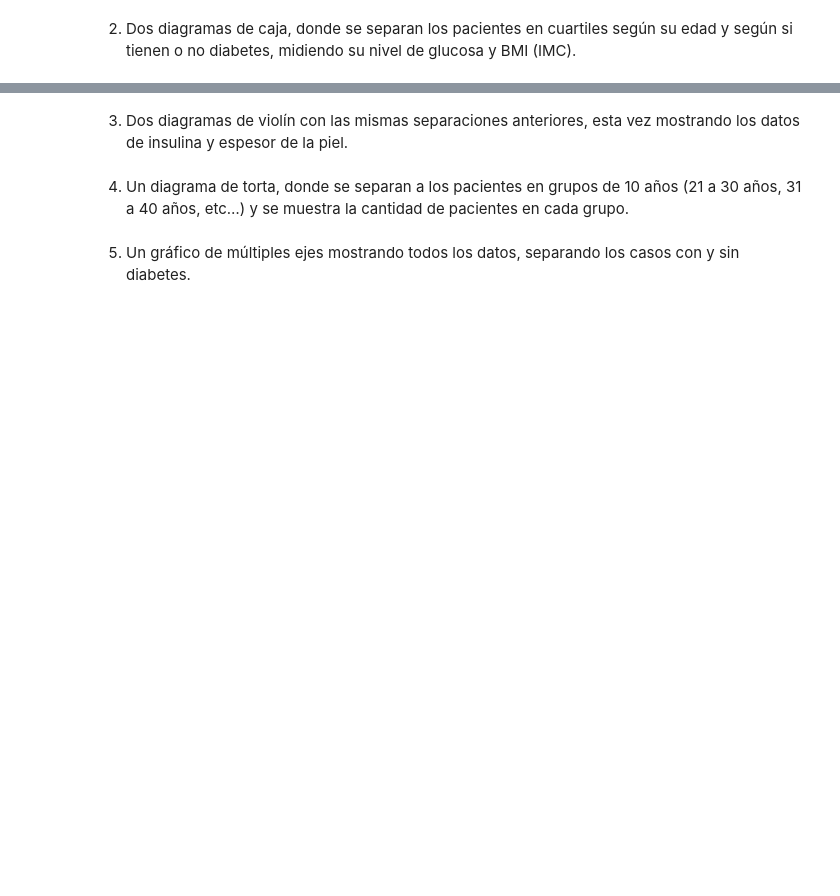
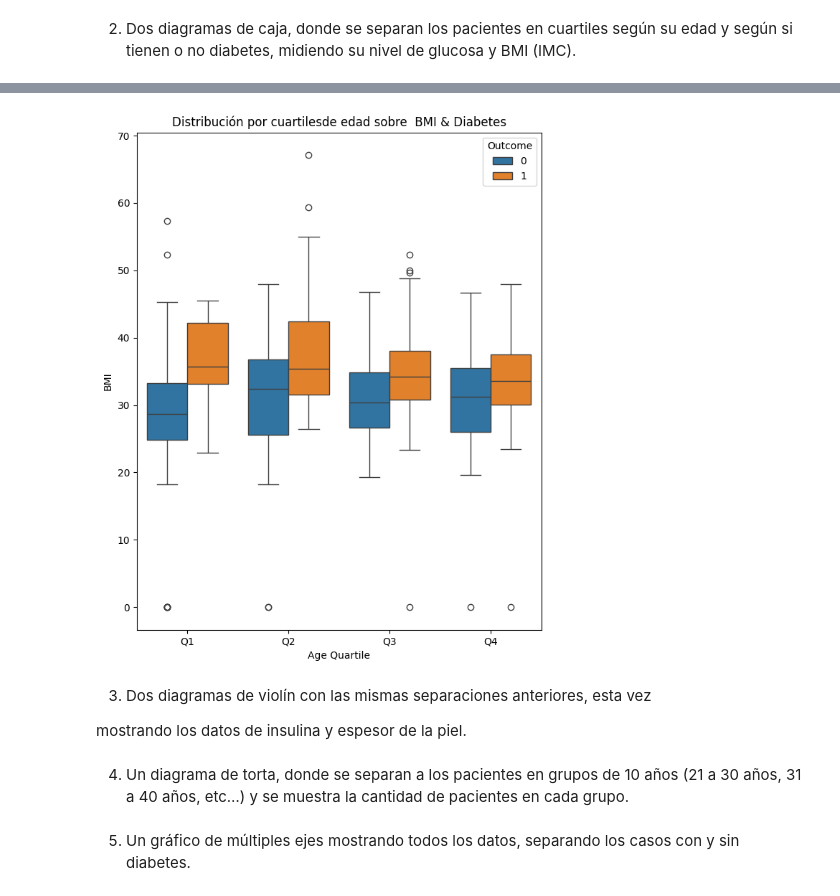
Before and after one commit to Carolinsrainbow/UC_VisualizacionDeDatos, a Jupyter notebook: VDD_Diabetes_Carolina_Herrera_Azolas.ipynb, the cells around one changed output, grey strips where cells are left out. Drawn from its saved outputs; the diff is of its cells as text; code cells hidden in the pictures; blank space fills up the shorter version.

```diff
--- a/VDD_Diabetes_Carolina_Herrera_Azolas.ipynb
+++ b/VDD_Diabetes_Carolina_Herrera_Azolas.ipynb
@@ -75,2 +89,15 @@ plt.show()
+# %%
+# Gráfico plot de BMI vs diables en cuartiles según edad
+plt.figure(figsize=(16, 9))
+plt.subplot(1, 2, 2)  # 1 fila, 2 columnas, posición 2
+sns.boxplot(x='Age Quartile', y='BMI', hue='Outcome', data=df)
+plt.title('Distribución por cuartilesde edad sobre  BMI & Diabetes')
+
+# Exponemos
+plt.show()
+# %% [output]
+[figure, added]
 # %% [markdown]
-3. Dos diagramas de violín con las mismas separaciones anteriores, esta vez mostrando los datos de insulina y espesor de la piel.
+3. Dos diagramas de violín con las mismas separaciones anteriores, esta vez
+
+mostrando los datos de insulina y espesor de la piel.
```
Also changed, not shown: parts of 5 cells of this notebook.
